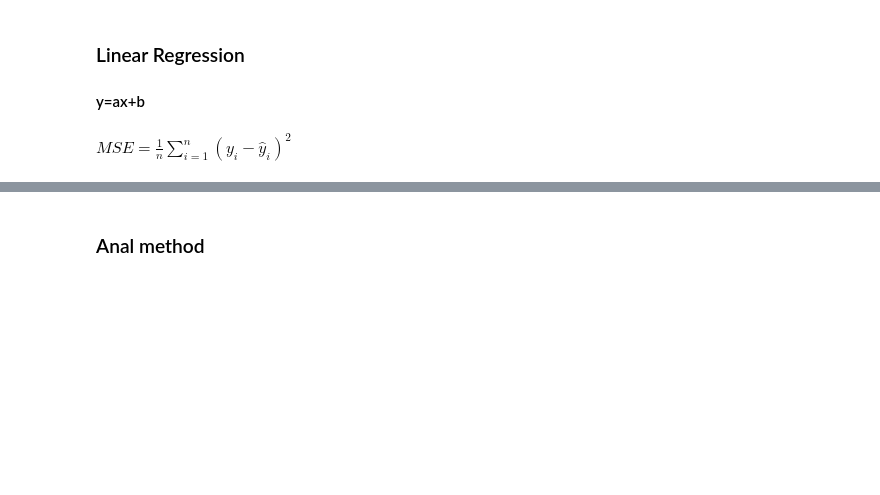
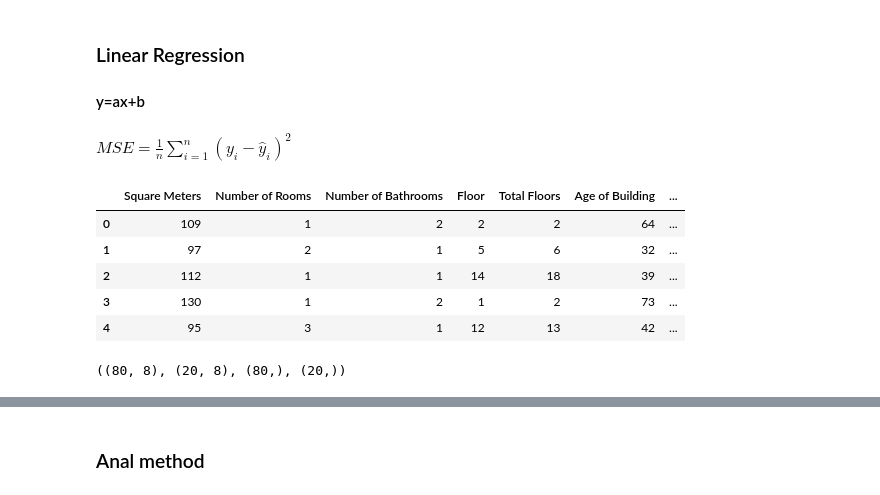
Before and after one commit to AbsoluteMode/Education, a Jupyter notebook: lin_reg(part1).ipynb, the cells around one changed output, grey strips where cells are left out. Cells and saved outputs as stored; diff of their text form; code cells hidden in the pictures; blank space fills up the shorter version.

```diff
--- a/lin_reg(part1).ipynb
+++ b/lin_reg(part1).ipynb
@@ -94,50 +143,65 @@ $MSE = \frac{1}{n} \sum_{i=1}^{n} (y_i - \hat{y}_i)^2$
 # %%
 np.random.seed(RS)
 
 n_samples = 100
 square_meters = np.random.normal(100, 20, n_samples).astype(int)
 num_rooms = np.random.randint(1, 5, n_samples)
 num_bathrooms = np.random.randint(1, 3, n_samples)
 floor = np.random.randint(1, 16, n_samples)
 total_floors = floor + np.random.randint(0, 5, n_samples)
 age_of_building = np.random.randint(0, 100, n_samples)
 distance_to_city_center = np.random.uniform(0.5, 20, n_samples).round(1)
 is_renovated = np.random.choice([0, 1], n_samples)
 
 base_price = 100000
-price = (base_price
-         + square_meters * 1000
-         + num_rooms * 5000
-         + num_bathrooms * 2000
-         - floor * 100
-         + (total_floors - floor) * 300
-         - age_of_building * 100
-         - distance_to_city_center * 2000
-         + is_renovated * 15000)
+price = (
+    base_price
+    + square_meters * 1000
+    + num_rooms * 5000
+    + num_bathrooms * 2000
+    - floor * 100
+    + (total_floors - floor) * 300
+    - age_of_building * 100
+    - distance_to_city_center * 2000
+    + is_renovated * 15000
+)
 price = np.round(price, -3)
 
-data = pd.DataFrame({
-    'Square Meters': square_meters,
-    'Number of Rooms': num_rooms,
-    'Number of Bathrooms': num_bathrooms,
-    'Floor': floor,
-    'Total Floors': total_floors,
-    'Age of Building': age_of_building,
-    'Distance to City Center (km)': distance_to_city_center,
-    'Renovated': is_renovated,
-    'Price ($)': price
-})
+data = pd.DataFrame(
+    {
+        "Square Meters": square_meters,
+        "Number of Rooms": num_rooms,
+        "Number of Bathrooms": num_bathrooms,
+        "Floor": floor,
+        "Total Floors": total_floors,
+        "Age of Building": age_of_building,
+        "Distance to City Center (km)": distance_to_city_center,
+        "Renovated": is_renovated,
+        "Price ($)": price,
+    }
+)
 
 data.head()
+# %% [output]
+|  | Square Meters | Number of Rooms | Number of Bathrooms | Floor | Total Floors | Age of Building | ... |
+| 0 | 109 | 1 | 2 | 2 | 2 | 64 | ... |
+| 1 | 97 | 2 | 1 | 5 | 6 | 32 | ... |
+| 2 | 112 | 1 | 1 | 14 | 18 | 39 | ... |
+| 3 | 130 | 1 | 2 | 1 | 2 | 73 | ... |
+| 4 | 95 | 3 | 1 | 12 | 13 | 42 | ... |
 # %%
 from sklearn.model_selection import train_test_split
 
-x_data = data.drop('Price ($)',axis = 1)
-y_data = data['Price ($)']
+x_data = data.drop("Price ($)", axis=1)
+y_data = data["Price ($)"]
 
-X_train, X_test, y_train, y_test = train_test_split(x_data, y_data, test_size=0.2, random_state=RS)
+X_train, X_test, y_train, y_test = train_test_split(
+    x_data, y_data, test_size=0.2, random_state=RS
+)
 
 X_train.shape, X_test.shape, y_train.shape, y_test.shape
+# %% [output]
+((80, 8), (20, 8), (80,), (20,))
 # %%
 class LinearRegressionAnalytical:
     def __init__(self):
```
Also changed, not shown: parts of 17 cells of this notebook.
